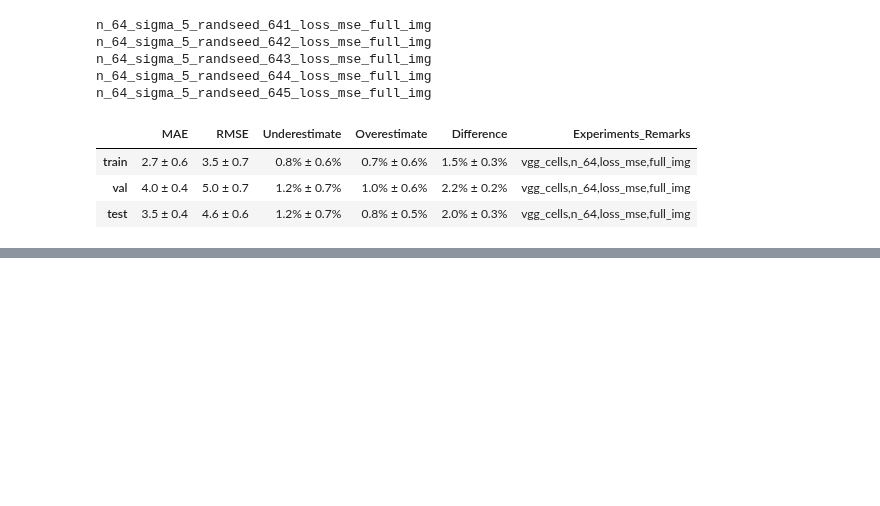
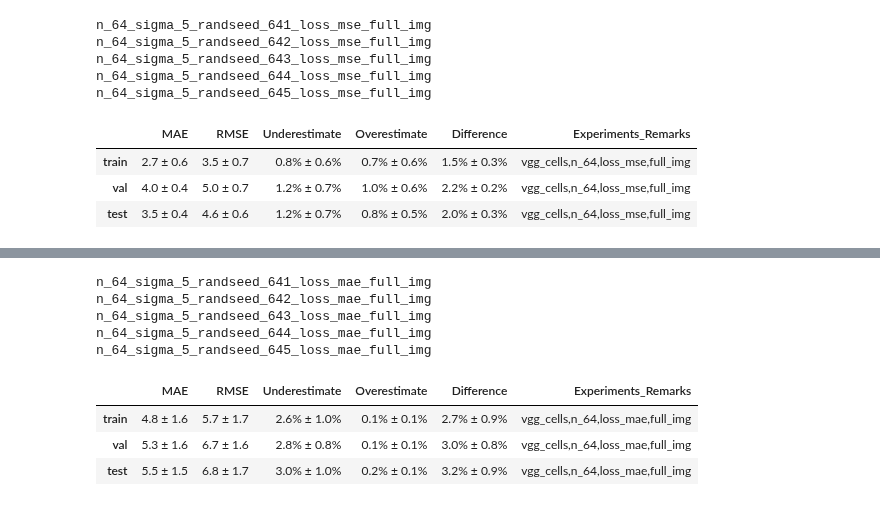
Before and after one commit to Tudor67/Object-Counting, a Jupyter notebook: experiments/2_unet/vgg_cells/experiments_stats.ipynb, the cells around one changed output, grey strips where cells are left out. Saved outputs shown, nothing was run; the diff lists cells and outputs as text; code cells hidden in the pictures; blank space fills up the shorter version.

```diff
--- a/experiments/2_unet/vgg_cells/experiments_stats.ipynb
+++ b/experiments/2_unet/vgg_cells/experiments_stats.ipynb
@@ -55,0 +76,14 @@ n_64_sigma_5_randseed_645_loss_mse_full_img
+# %%
+res_list = load_experiments_results('.', ['n_64', 'loss_mae', 'full_img'])
+res_df = get_mean_and_std_of_experiments(res_list, ','.join(['vgg_cells', 'n_64', 'loss_mae', 'full_img']))
+res_df.head()
+# %% [output]
+n_64_sigma_5_randseed_641_loss_mae_full_img
+n_64_sigma_5_randseed_642_loss_mae_full_img
+n_64_sigma_5_randseed_643_loss_mae_full_img
+n_64_sigma_5_randseed_644_loss_mae_full_img
+n_64_sigma_5_randseed_645_loss_mae_full_img
+|  | MAE | RMSE | Underestimate | Overestimate | Difference | Experiments_Remarks |
+| train | 4.8 ± 1.6 | 5.7 ± 1.7 | 2.6% ± 1.0% | 0.1% ± 0.1% | 2.7% ± 0.9% | vgg_cells,n_64,loss_mae,full_img |
+| val | 5.3 ± 1.6 | 6.7 ± 1.6 | 2.8% ± 0.8% | 0.1% ± 0.1% | 3.0% ± 0.8% | vgg_cells,n_64,loss_mae,full_img |
+| test | 5.5 ± 1.5 | 6.8 ± 1.7 | 3.0% ± 1.0% | 0.2% ± 0.1% | 3.2% ± 0.9% | vgg_cells,n_64,loss_mae,full_img |
```
Also changed, not shown: parts of 2 cells of this notebook, 24 other files.
